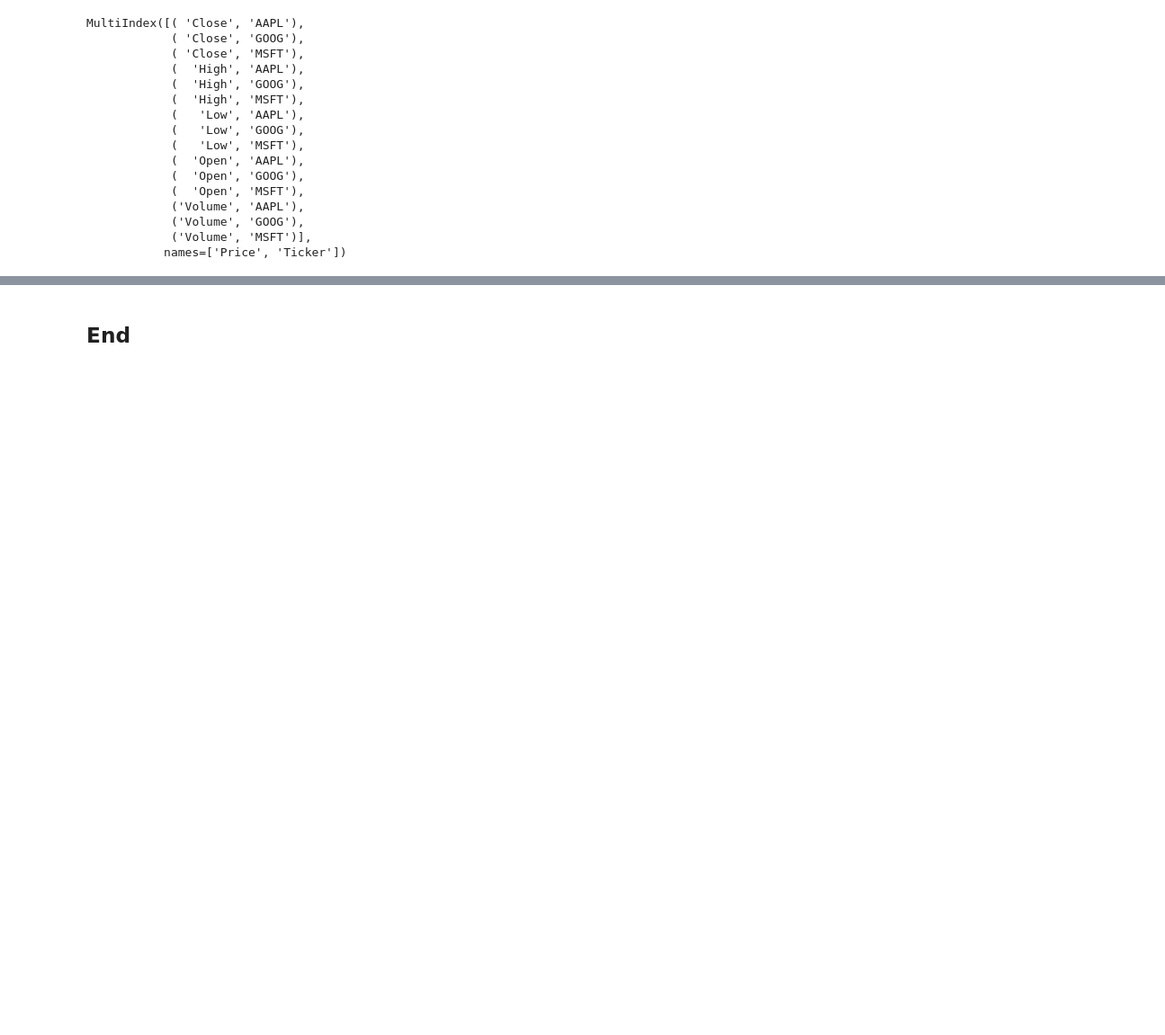
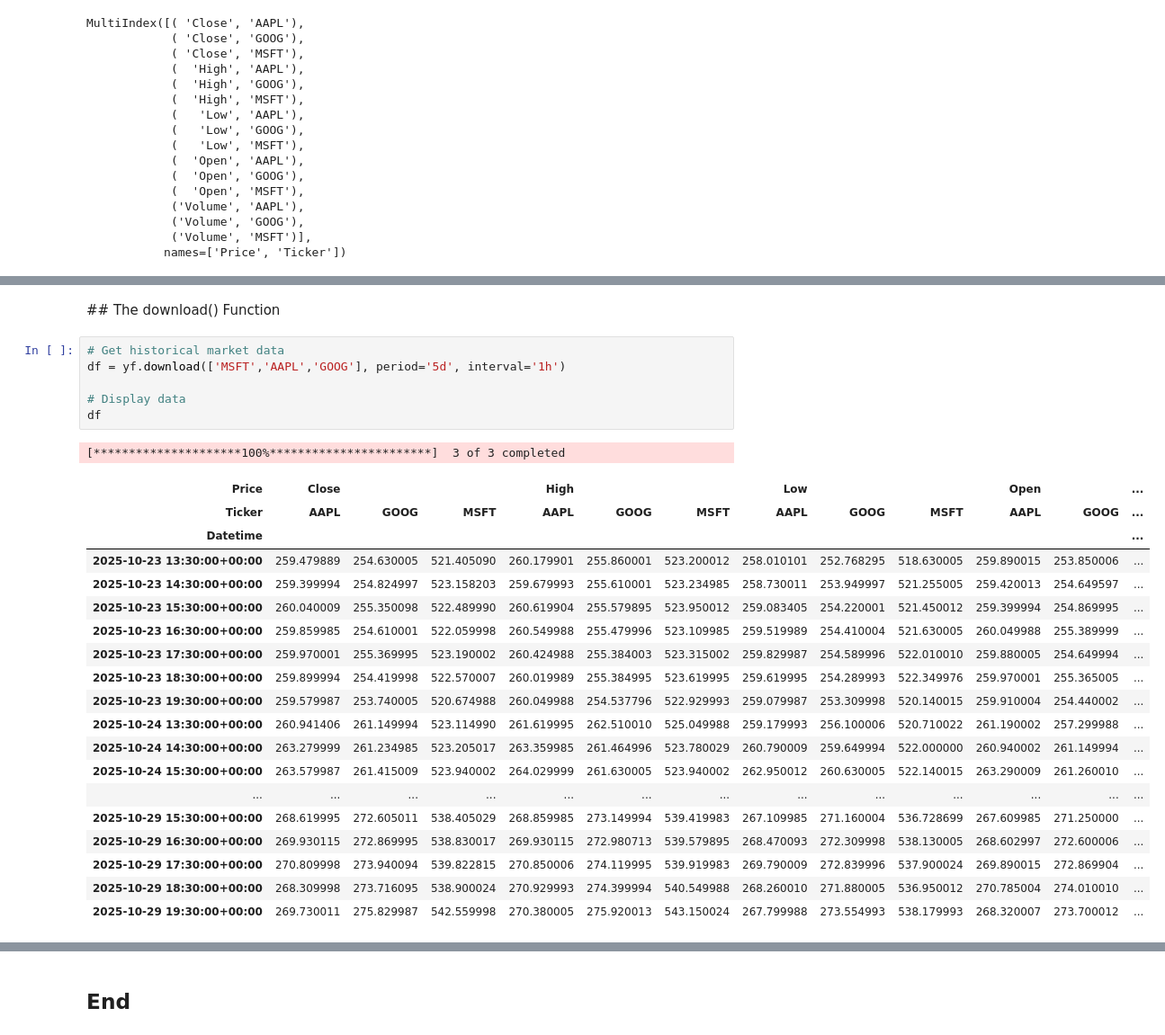
Before and after one commit to Oksyyy/computer_infrastructure_practice, a Jupyter notebook: yfinance.ipynb, the cells around one changed output, grey strips where cells are left out. Shown: that part at 90% size. Drawn from its saved outputs; the diff is of its cells as text; blank space fills up the shorter version.

```diff
--- a/yfinance.ipynb
+++ b/yfinance.ipynb
@@ -160 +168,30 @@ DatetimeIndex(['2025-09-11', '2025-09-12', '2025-09-15', '2025-09-16',
               dtype='datetime64[ns]', name='Date', freq=None)
+# %% [markdown]
+## The download() Function
+# %%
+# Get historical market data
+df = yf.download(['MSFT','AAPL','GOOG'], period='5d', interval='1h')
+
+# Display data
+df
+# %% [output]
+[*********************100%***********************]  3 of 3 completed
+| Price | Close |  |  | High |  |  | Low |  |  | Open |  | ... |
+| Ticker | AAPL | GOOG | MSFT | AAPL | GOOG | MSFT | AAPL | GOOG | MSFT | AAPL | GOOG | ... |
+| Datetime |  |  |  |  |  |  |  |  |  |  |  | ... |
+| 2025-10-23 13:30:00+00:00 | 259.479889 | 254.630005 | 521.405090 | 260.179901 | 255.860001 | 523.200012 | 258.010101 | 252.768295 | 518.630005 | 259.890015 | 253.850006 | ... |
+| 2025-10-23 14:30:00+00:00 | 259.399994 | 254.824997 | 523.158203 | 259.679993 | 255.610001 | 523.234985 | 258.730011 | 253.949997 | 521.255005 | 259.420013 | 254.649597 | ... |
+| 2025-10-23 15:30:00+00:00 | 260.040009 | 255.350098 | 522.489990 | 260.619904 | 255.579895 | 523.950012 | 259.083405 | 254.220001 | 521.450012 | 259.399994 | 254.869995 | ... |
+| 2025-10-23 16:30:00+00:00 | 259.859985 | 254.610001 | 522.059998 | 260.549988 | 255.479996 | 523.109985 | 259.519989 | 254.410004 | 521.630005 | 260.049988 | 255.389999 | ... |
+| 2025-10-23 17:30:00+00:00 | 259.970001 | 255.369995 | 523.190002 | 260.424988 | 255.384003 | 523.315002 | 259.829987 | 254.589996 | 522.010010 | 259.880005 | 254.649994 | ... |
+| 2025-10-23 18:30:00+00:00 | 259.899994 | 254.419998 | 522.570007 | 260.019989 | 255.384995 | 523.619995 | 259.619995 | 254.289993 | 522.349976 | 259.970001 | 255.365005 | ... |
+| 2025-10-23 19:30:00+00:00 | 259.579987 | 253.740005 | 520.674988 | 260.049988 | 254.537796 | 522.929993 | 259.079987 | 253.309998 | 520.140015 | 259.910004 | 254.440002 | ... |
+| 2025-10-24 13:30:00+00:00 | 260.941406 | 261.149994 | 523.114990 | 261.619995 | 262.510010 | 525.049988 | 259.179993 | 256.100006 | 520.710022 | 261.190002 | 257.299988 | ... |
+| 2025-10-24 14:30:00+00:00 | 263.279999 | 261.234985 | 523.205017 | 263.359985 | 261.464996 | 523.780029 | 260.790009 | 259.649994 | 522.000000 | 260.940002 | 261.149994 | ... |
+| 2025-10-24 15:30:00+00:00 | 263.579987 | 261.415009 | 523.940002 | 264.029999 | 261.630005 | 523.940002 | 262.950012 | 260.630005 | 522.140015 | 263.290009 | 261.260010 | ... |
+| ... | ... | ... | ... | ... | ... | ... | ... | ... | ... | ... | ... | ... |
+| 2025-10-29 15:30:00+00:00 | 268.619995 | 272.605011 | 538.405029 | 268.859985 | 273.149994 | 539.419983 | 267.109985 | 271.160004 | 536.728699 | 267.609985 | 271.250000 | ... |
+| 2025-10-29 16:30:00+00:00 | 269.930115 | 272.869995 | 538.830017 | 269.930115 | 272.980713 | 539.579895 | 268.470093 | 272.309998 | 538.130005 | 268.602997 | 272.600006 | ... |
+| 2025-10-29 17:30:00+00:00 | 270.809998 | 273.940094 | 539.822815 | 270.850006 | 274.119995 | 539.919983 | 269.790009 | 272.839996 | 537.900024 | 269.890015 | 272.869904 | ... |
+| 2025-10-29 18:30:00+00:00 | 268.309998 | 273.716095 | 538.900024 | 270.929993 | 274.399994 | 540.549988 | 268.260010 | 271.880005 | 536.950012 | 270.785004 | 274.010010 | ... |
+| 2025-10-29 19:30:00+00:00 | 269.730011 | 275.829987 | 542.559998 | 270.380005 | 275.920013 | 543.150024 | 267.799988 | 273.554993 | 538.179993 | 268.320007 | 273.700012 | ... |
```
Also changed, not shown: parts of 16 cells of this notebook, 4 other files.
